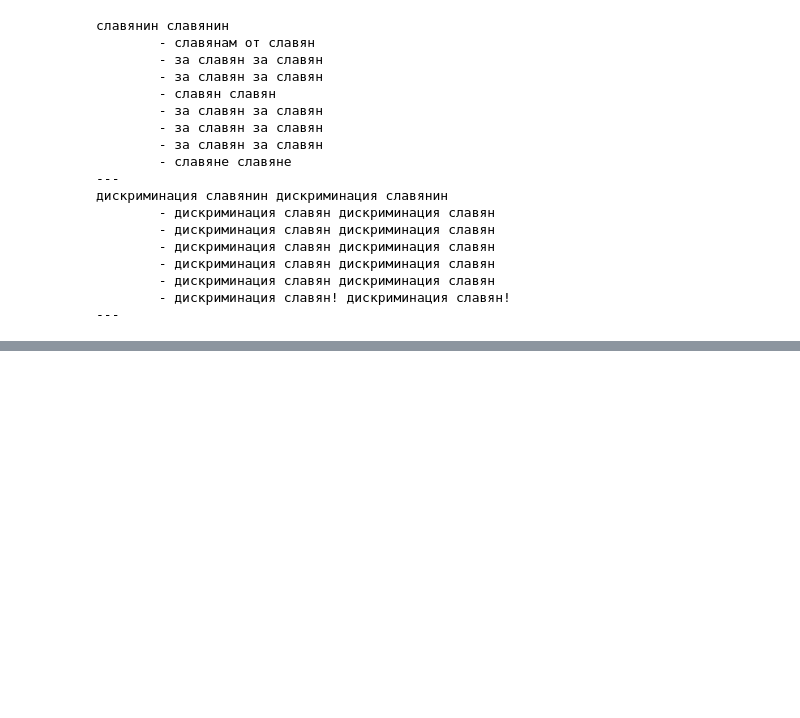
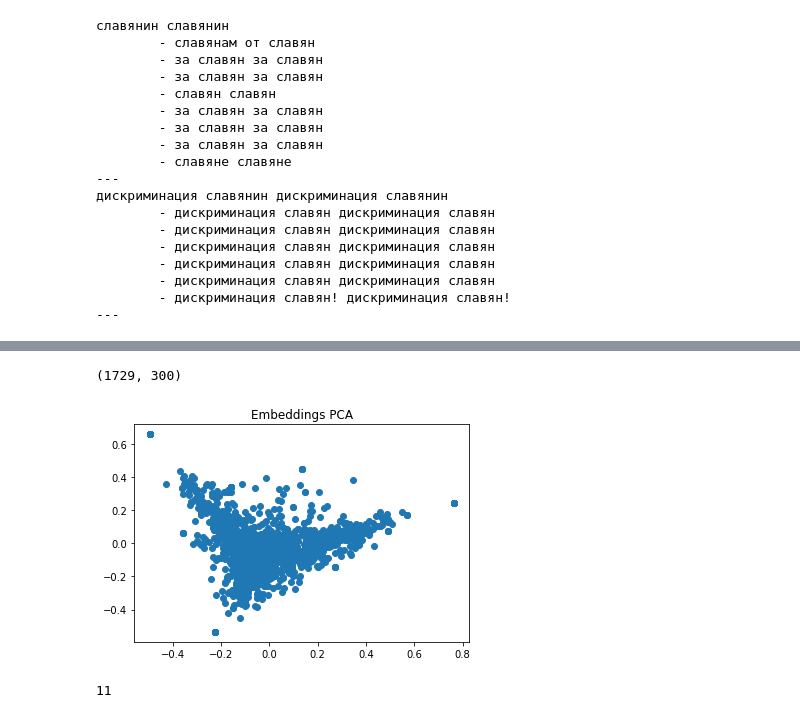
Before and after one commit to ssheypak/tweets_cian_and_ceu, a Jupyter notebook: reviews_analysis.ipynb, the cells around one changed output, grey strips where cells are left out. Saved outputs shown, nothing was run; the diff lists cells and outputs as text; code cells hidden in the pictures; blank space fills up the shorter version.

```diff
--- a/reviews_analysis.ipynb
+++ b/reviews_analysis.ipynb
@@ -259,0 +236,20 @@ analysisPol,analysisSub
+# %%
+def review2vec(review, model):
+    res = np.zeros(300)
+    cnt = 0
+    for word in review:
+        pos = extract_POS(word)
+        key = word + "_" + pos
+        if key in model:
+            res += model[key]
+            cnt += 1
+    return res / max(cnt, 1)
+# %%
+w2v_reviews = []
+for r in normalized_reviews:
+    w2v_reviews.append(review2vec(r, word_embeddings))
+# %%
+w2v_reviews = np.array(w2v_reviews)
+w2v_reviews.shape
+# %% [output]
+(1729, 300)
@@ -259,0 +258,9 @@ analysisPol,analysisSub
+# %%
+pca = PCA(n_components=2)
+pca_words = pca.fit_transform(w2v_reviews)
+# %%
+plt.scatter(pca_words[:, 0], pca_words[:, 1])
+plt.title("Embeddings PCA")
+plt.show()
+# %% [output]
+[figure, added]
@@ -259,0 +269,10 @@ analysisPol,analysisSub
+# %%
+eps = 1e-3
+min_samples = 6
+
+db = DBSCAN(eps=eps, metric="euclidean", min_samples=min_samples).fit(w2v_reviews)
+
+labels = db.labels_
+len(set(labels))
+# %% [output]
+11
```
Also changed, not shown: parts of 21 cells of this notebook.
